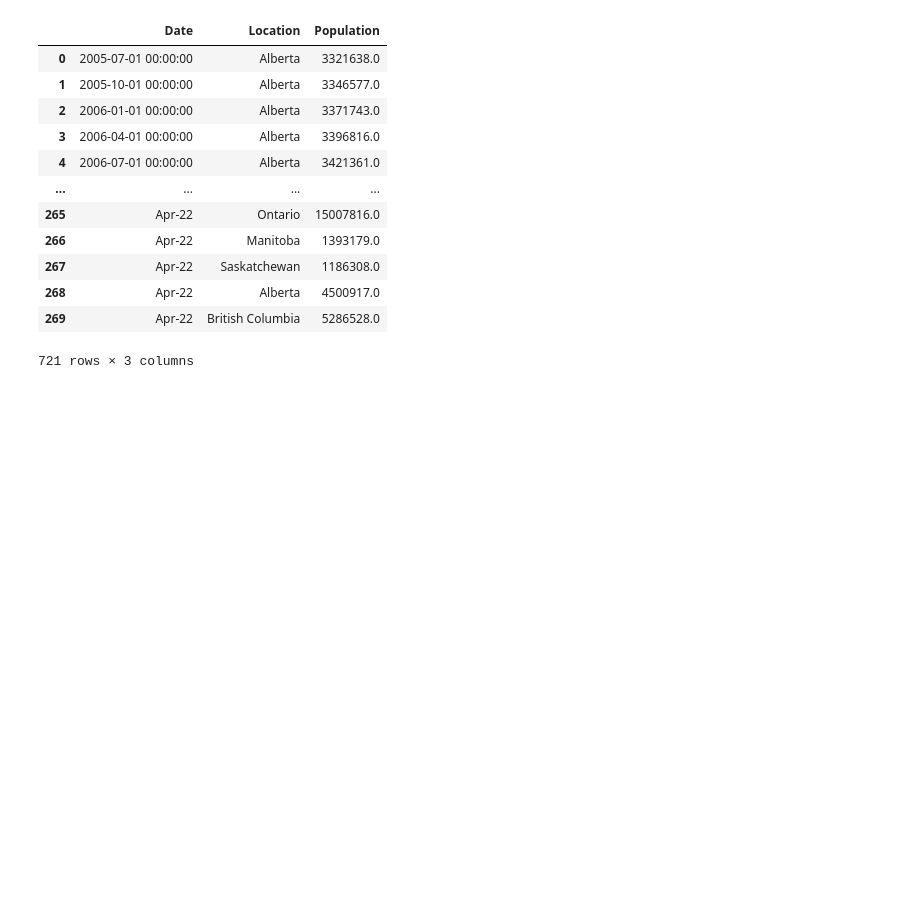
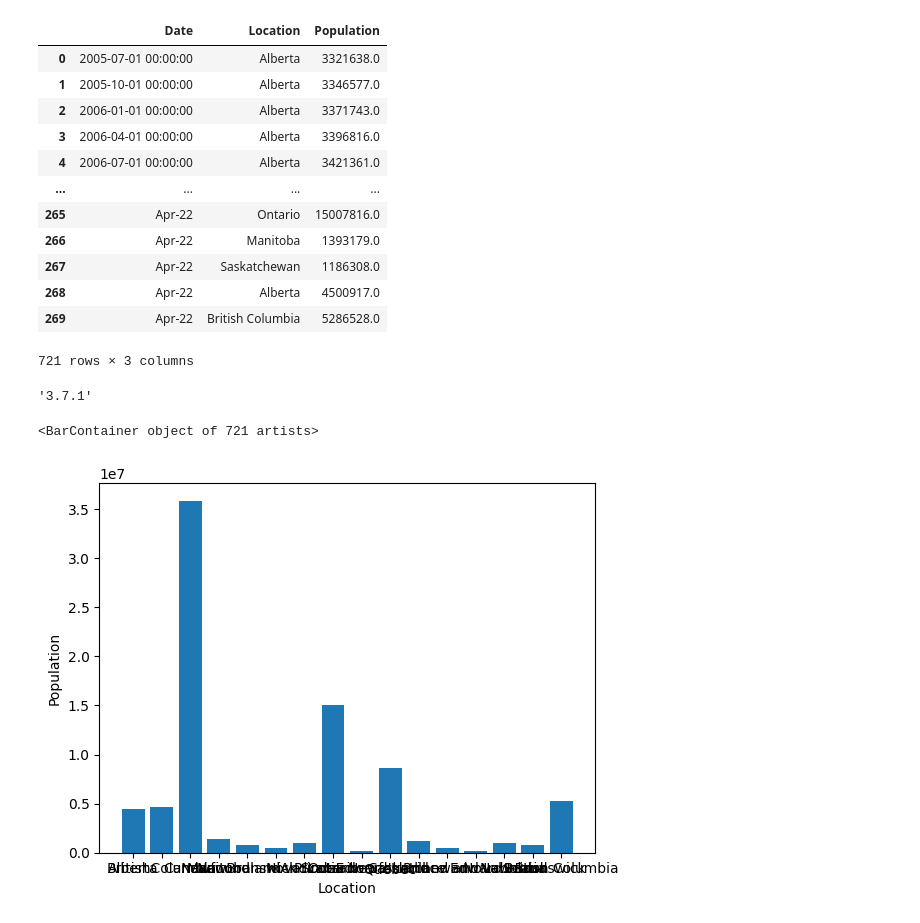
Before and after one commit to nishprojects/Capstone-RealEstateTrends, a Jupyter notebook: Population1.ipynb, the cells around one changed output. Drawn from its saved outputs; the diff is of its cells as text; code cells hidden in the pictures; blank space fills up the shorter version.

```diff
--- a/Population1.ipynb
+++ b/Population1.ipynb
@@ -289,0 +315,5 @@ newdf
+# %%
+import matplotlib
+matplotlib.__version__
+# %% [output]
+'3.7.1'
@@ -289,0 +324,9 @@ newdf
+# %%
+x = newdf['Location']
+y = newdf['Population']
+plt.xlabel('Location')
+plt.ylabel('Population')
+plt.bar(x,y)
+# %% [output]
+<BarContainer object of 721 artists>
+[figure, added]
```
Also changed, not shown: parts of 9 cells of this notebook.
